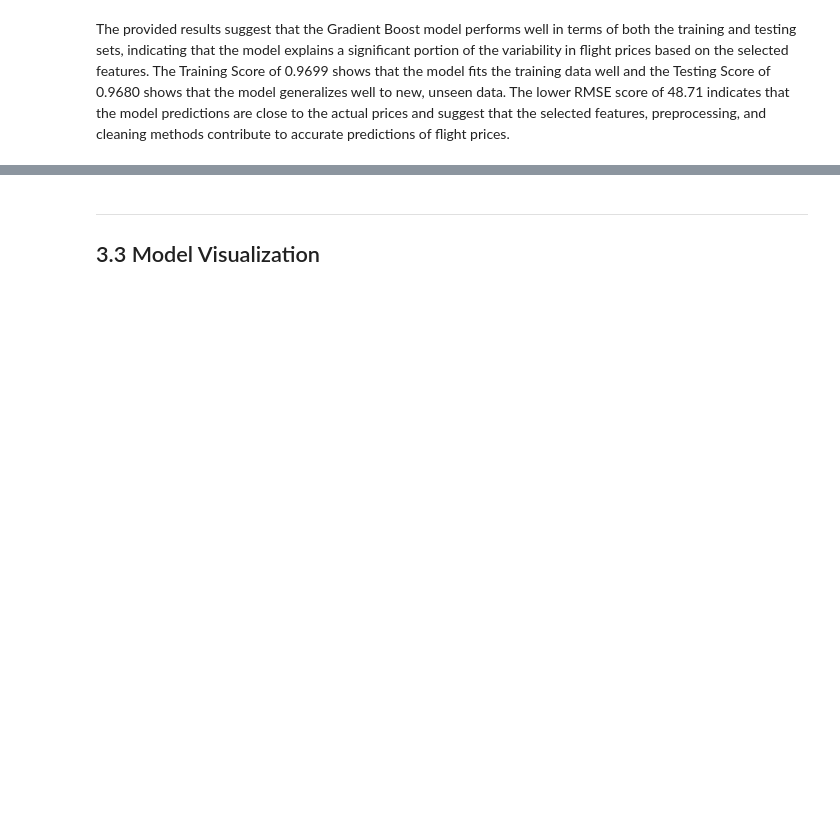
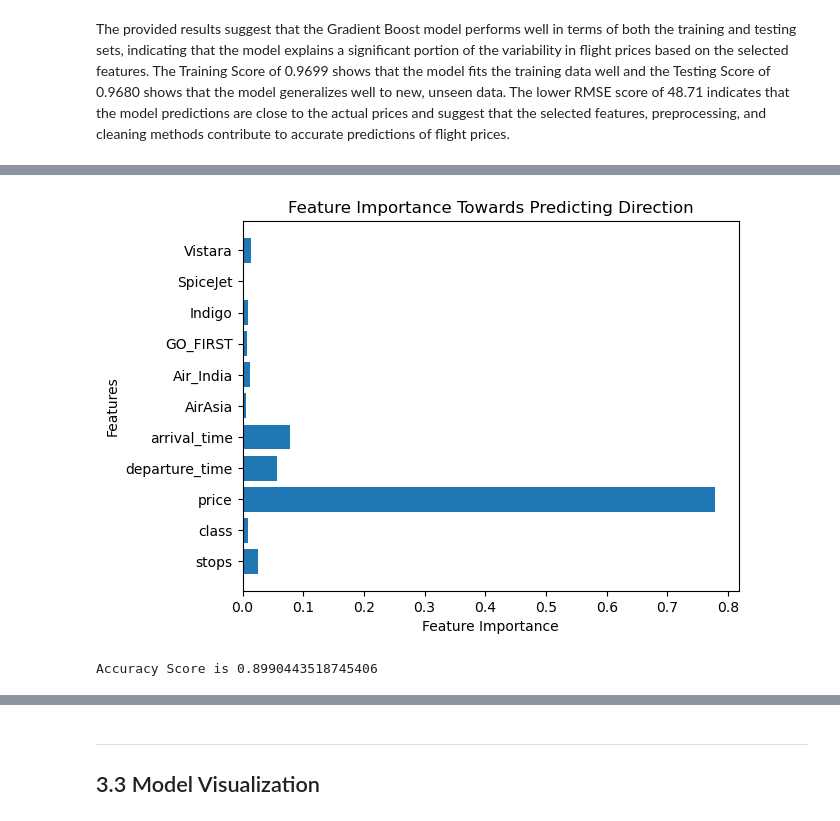
Before and after one commit to LandryHouston/Flight_Price_Prediction, a Jupyter notebook: code/03_modeling.ipynb, the cells around one changed output, grey strips where cells are left out. Cells and saved outputs as stored; diff of their text form; code cells hidden in the pictures; blank space fills up the shorter version.

```diff
--- a/code/03_modeling.ipynb
+++ b/code/03_modeling.ipynb
@@ -146,0 +227,11 @@ The provided results suggest that the Gradient Boost model performs well in term
+# %%
+feature_importances = rfc.feature_importances_
+features = X_train.columns  # replace with your feature names
+
+plt.barh(features, feature_importances)
+plt.xlabel("Feature Importance")
+plt.ylabel("Features")
+plt.title("Feature Importance Towards Predicting Direction")
+plt.show()
+# %% [output]
+[figure, added]
@@ -146,0 +245,14 @@ The provided results suggest that the Gradient Boost model performs well in term
+# %%
+rfc = RandomForestClassifier(n_estimators=100, random_state=42)
+
+# Train the classifier
+rfc.fit(X_train, y_train)
+
+# Make predictions on the test set
+y_pred = rfc.predict(X_test)
+
+# Evaluate the classifier
+accuracy = accuracy_score(y_test, y_pred)
+print(f"Accuracy Score is {accuracy}")
+# %% [output]
+Accuracy Score is 0.8990443518745406
```
Also changed, not shown: parts of 21 cells of this notebook, 5 other files.
